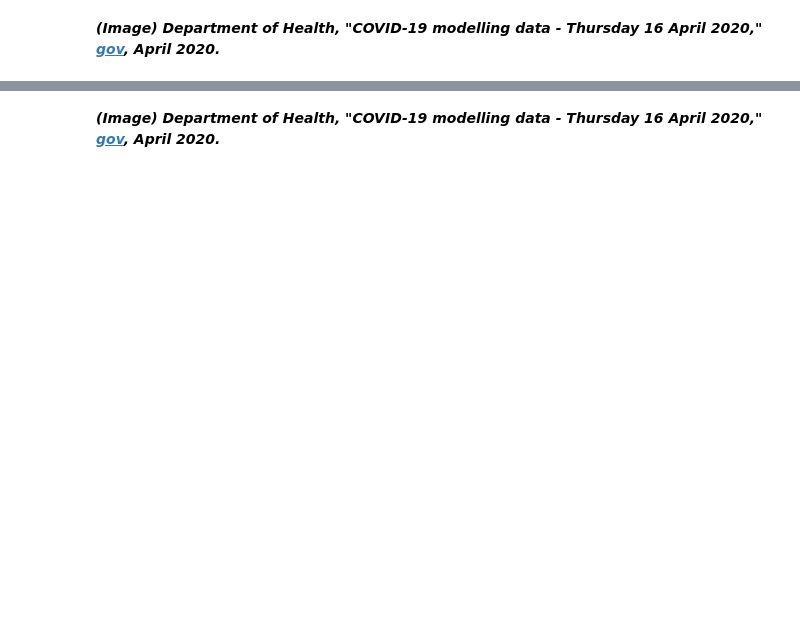
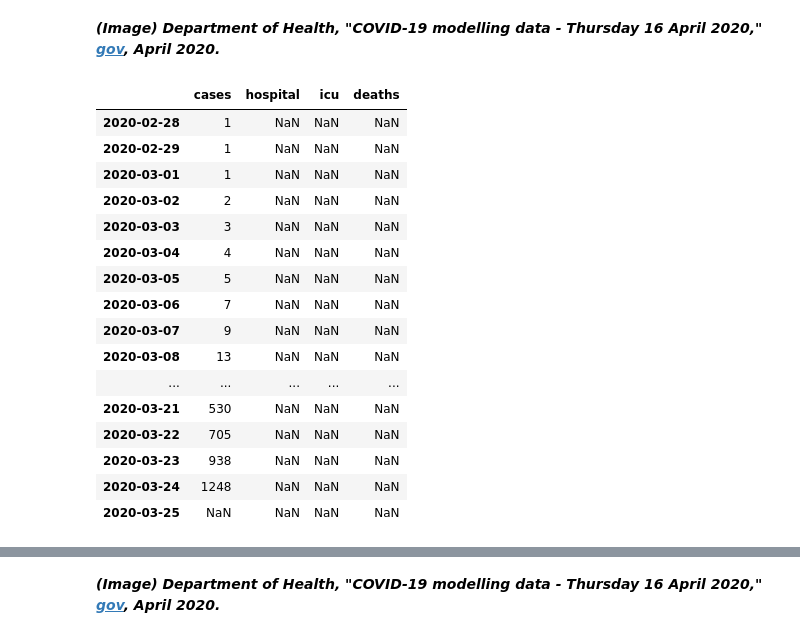
Before and after one commit to E6985/pda-numpy-random-simulation, a Jupyter notebook: Programming-for-Data-Analysis-Project-2020.ipynb, the cells around one changed output, grey strips where cells are left out. Drawn from its saved outputs; the diff is of its cells as text; code cells hidden in the pictures; blank space fills up the shorter version.

```diff
--- a/Programming-for-Data-Analysis-Project-2020.ipynb
+++ b/Programming-for-Data-Analysis-Project-2020.ipynb
@@ -148,3 +243,7 @@ After some online research, I find that full-time post-graduate students study o
 <!--
 [1] Department of Health, "Statement from the National Public Health Emergency Team - Saturday 29 February," [gov](http://web.archive.org/web/20201207174242/https://www.gov.ie/en/press-release/2f75fd-statement-from-the-national-public-health-emergency-team-sat-29-feb), February 2020.
 -->
+# %%
+nCases=1 # 2020 February 28th
+# %%
+dfCovid19.loc["2020-02-28","cases"]=nCases
@@ -224,3 +349,5 @@ After some online research, I find that full-time post-graduate students study o
 -->
 # %% [markdown]
 ***(Image) Department of Health, "COVID-19 modelling data - Thursday 16 April 2020," [gov](https://web.archive.org/web/20201119120437/https://www.gov.ie/en/publication/ea86cc-covid-19-modelling-data-thursday-16-april-2020), April 2020.***
+# %%
+nPercentGrowth=33
@@ -227,3 +356,27 @@ After some online research, I find that full-time post-graduate students study o
+# %%
+for nDay in range(len(dfCovid19.loc[:"2020-02-28"]),len(dfCovid19.loc[:"2020-03-24"])):
+    nCases+=(nCases*(nPercentGrowth/100))
+    dfCovid19["cases"].values[nDay]=floor(nCases)
+# %%
+dfCovid19[:"2020-03-25"]
+# %% [output]
+|  | cases | hospital | icu | deaths |
+| 2020-02-28 | 1 | NaN | NaN | NaN |
+| 2020-02-29 | 1 | NaN | NaN | NaN |
+| 2020-03-01 | 1 | NaN | NaN | NaN |
+| 2020-03-02 | 2 | NaN | NaN | NaN |
+| 2020-03-03 | 3 | NaN | NaN | NaN |
+| 2020-03-04 | 4 | NaN | NaN | NaN |
+| 2020-03-05 | 5 | NaN | NaN | NaN |
+| 2020-03-06 | 7 | NaN | NaN | NaN |
+| 2020-03-07 | 9 | NaN | NaN | NaN |
+| 2020-03-08 | 13 | NaN | NaN | NaN |
+| ... | ... | ... | ... | ... |
+| 2020-03-21 | 530 | NaN | NaN | NaN |
+| 2020-03-22 | 705 | NaN | NaN | NaN |
+| 2020-03-23 | 938 | NaN | NaN | NaN |
+| 2020-03-24 | 1248 | NaN | NaN | NaN |
+| 2020-03-25 | NaN | NaN | NaN | NaN |
 # %% [markdown]
 [<img style="float:right;" src="img/number-cases-hospital-icu.png" target="_blank" width=200/>](https://github.com/E6985/pda-numpy-random-simulation/blob/main/img/number-cases-hospital-icu.png)
 
```
Also changed, not shown: parts of 71 cells of this notebook.
